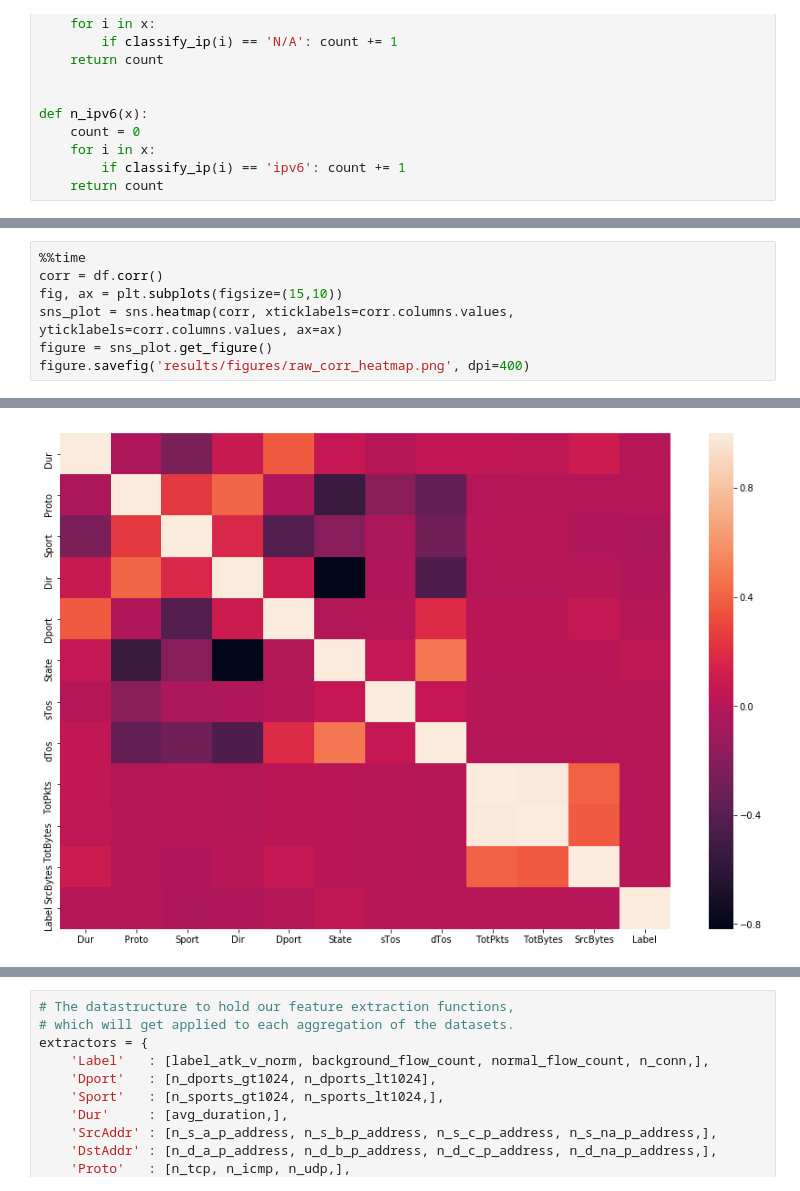
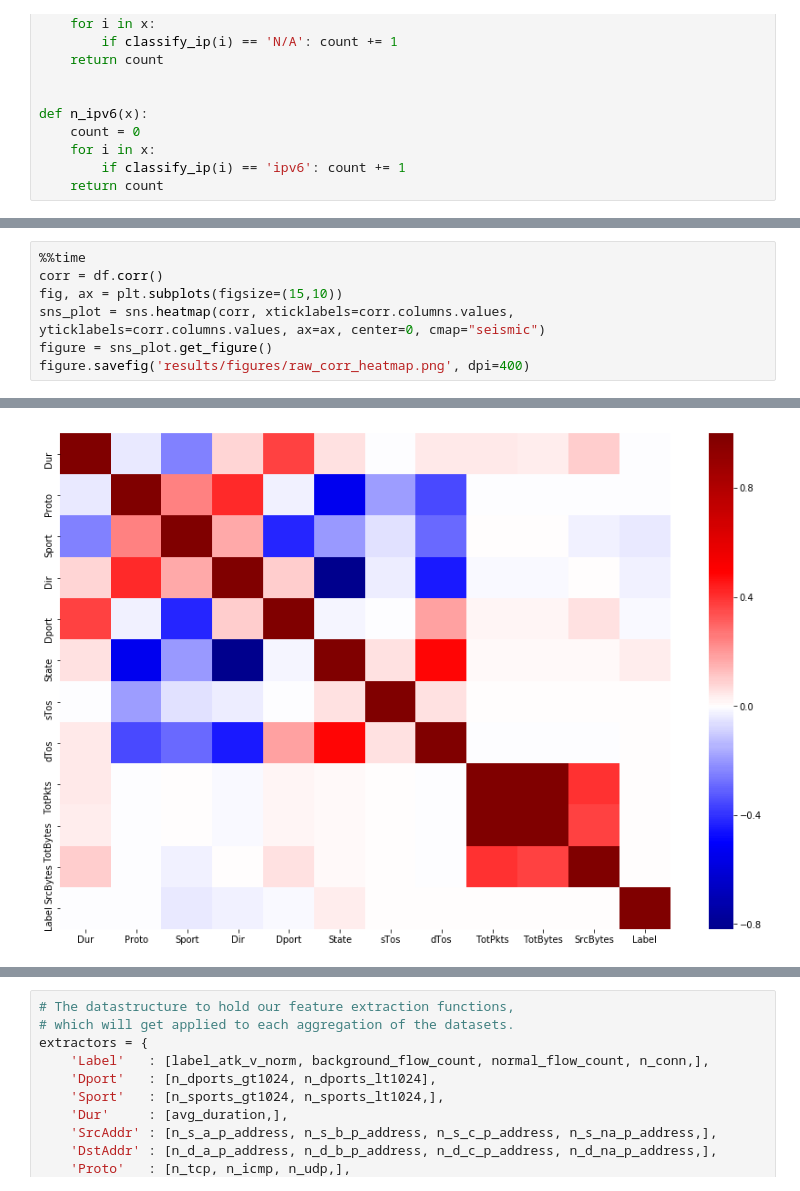
Before and after one commit to tpbvieira/anomaly-detection, a Jupyter notebook: network-attack-detection/botnet-detection-eda-view.ipynb, the cells around one changed output, grey strips where cells are left out. Saved outputs shown, nothing was run; the diff lists cells and outputs as text.

```diff
--- a/network-attack-detection/botnet-detection-eda-view.ipynb
+++ b/network-attack-detection/botnet-detection-eda-view.ipynb
@@ -367,7 +368,7 @@ Wall time: 6.26 s
 %%time
 corr = df.corr()
 fig, ax = plt.subplots(figsize=(15,10))
-sns_plot = sns.heatmap(corr, xticklabels=corr.columns.values, yticklabels=corr.columns.values, ax=ax)
+sns_plot = sns.heatmap(corr, xticklabels=corr.columns.values, yticklabels=corr.columns.values, ax=ax, center=0, cmap="seismic")
 figure = sns_plot.get_figure()
 figure.savefig('results/figures/raw_corr_heatmap.png', dpi=400)
 # %% [output]
@@ -376,4 +377,4 @@ Wall time: 2.45 s
-[figure, old version]
+[figure, new version]
 # %%
 %%time
 # drops N/A values
```
Also changed, not shown: parts of 9 cells of this notebook, 3 other files.
